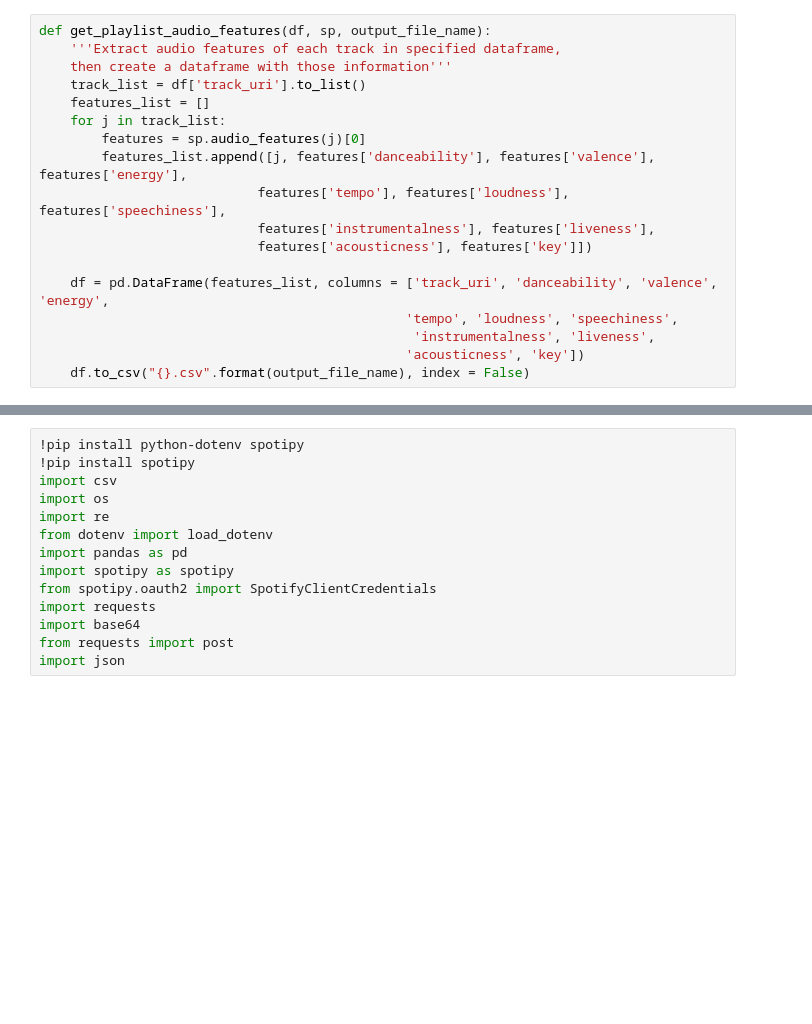
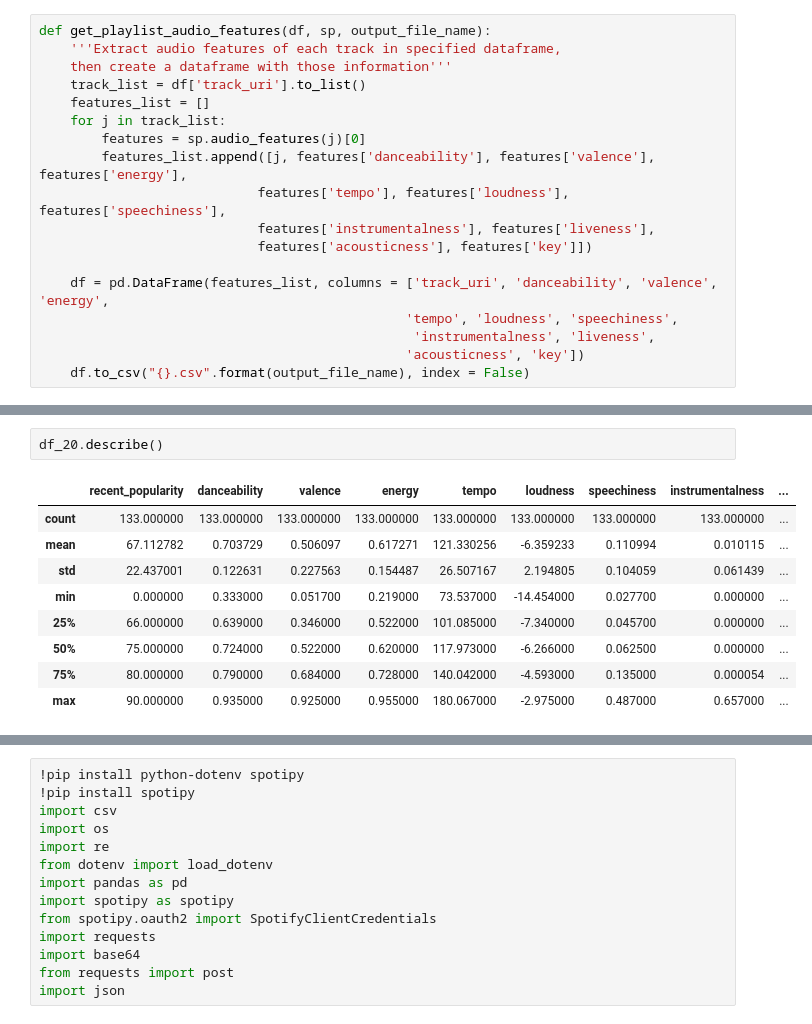
Before and after one commit to SEJUNGJENN-C/LoanData_EDA, a Jupyter notebook: spotify-api-with-spotipy-collecting-data.ipynb, the cells around one changed output, grey strips where cells are left out. Cells and saved outputs as stored; diff of their text form; blank space fills up the shorter version.

```diff
--- a/spotify-api-with-spotipy-collecting-data.ipynb
+++ b/spotify-api-with-spotipy-collecting-data.ipynb
@@ -97,0 +195,12 @@ df_18.head(2)
+# %%
+df_20.describe()
+# %% [output]
+|  | recent_popularity | danceability | valence | energy | tempo | loudness | speechiness | instrumentalness | ... |
+| count | 133.000000 | 133.000000 | 133.000000 | 133.000000 | 133.000000 | 133.000000 | 133.000000 | 133.000000 | ... |
+| mean | 67.112782 | 0.703729 | 0.506097 | 0.617271 | 121.330256 | -6.359233 | 0.110994 | 0.010115 | ... |
+| std | 22.437001 | 0.122631 | 0.227563 | 0.154487 | 26.507167 | 2.194805 | 0.104059 | 0.061439 | ... |
+| min | 0.000000 | 0.333000 | 0.051700 | 0.219000 | 73.537000 | -14.454000 | 0.027700 | 0.000000 | ... |
+| 25% | 66.000000 | 0.639000 | 0.346000 | 0.522000 | 101.085000 | -7.340000 | 0.045700 | 0.000000 | ... |
+| 50% | 75.000000 | 0.724000 | 0.522000 | 0.620000 | 117.973000 | -6.266000 | 0.062500 | 0.000000 | ... |
+| 75% | 80.000000 | 0.790000 | 0.684000 | 0.728000 | 140.042000 | -4.593000 | 0.135000 | 0.000054 | ... |
+| max | 90.000000 | 0.935000 | 0.925000 | 0.955000 | 180.067000 | -2.975000 | 0.487000 | 0.657000 | ... |
```
Also changed, not shown: parts of 33 cells of this notebook.
